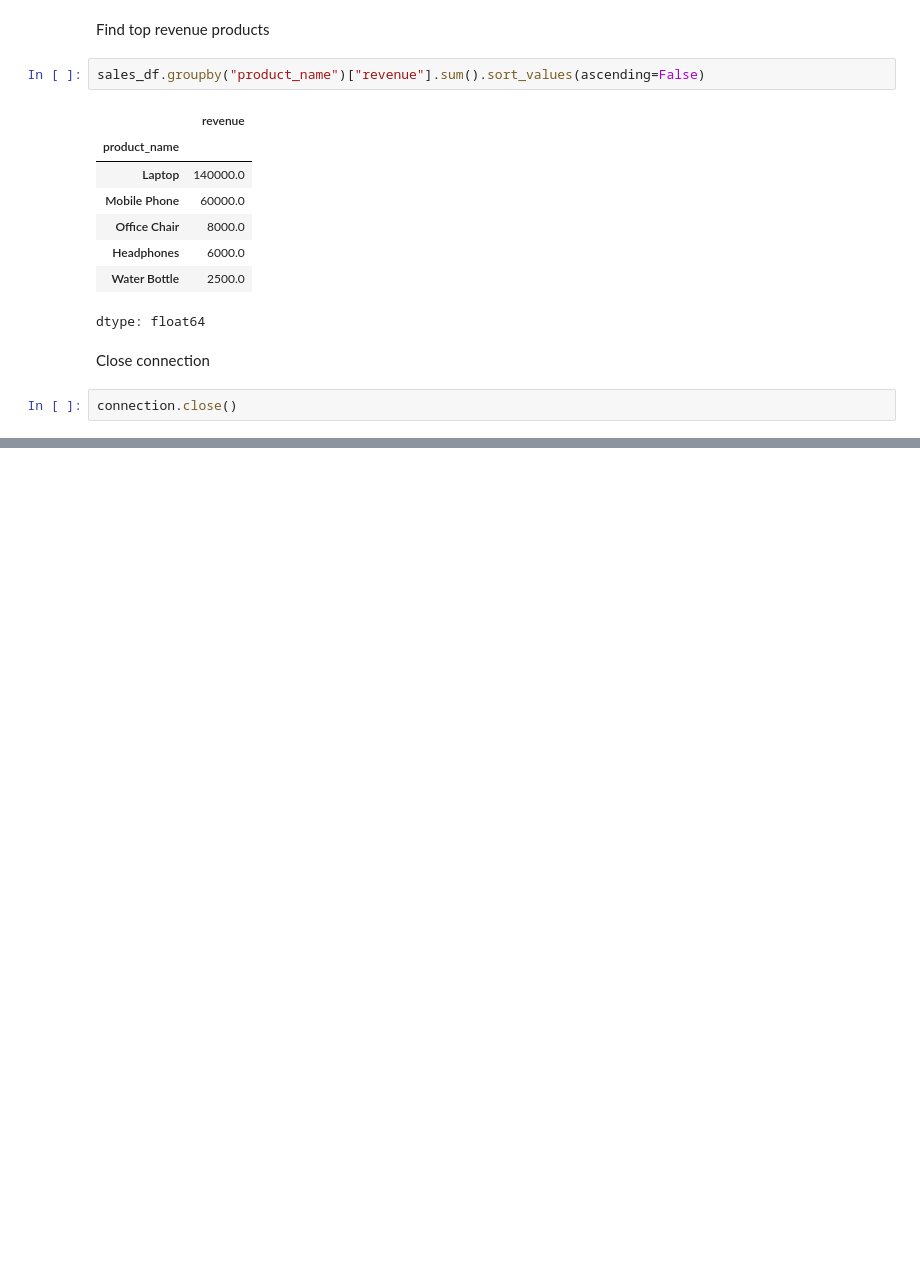
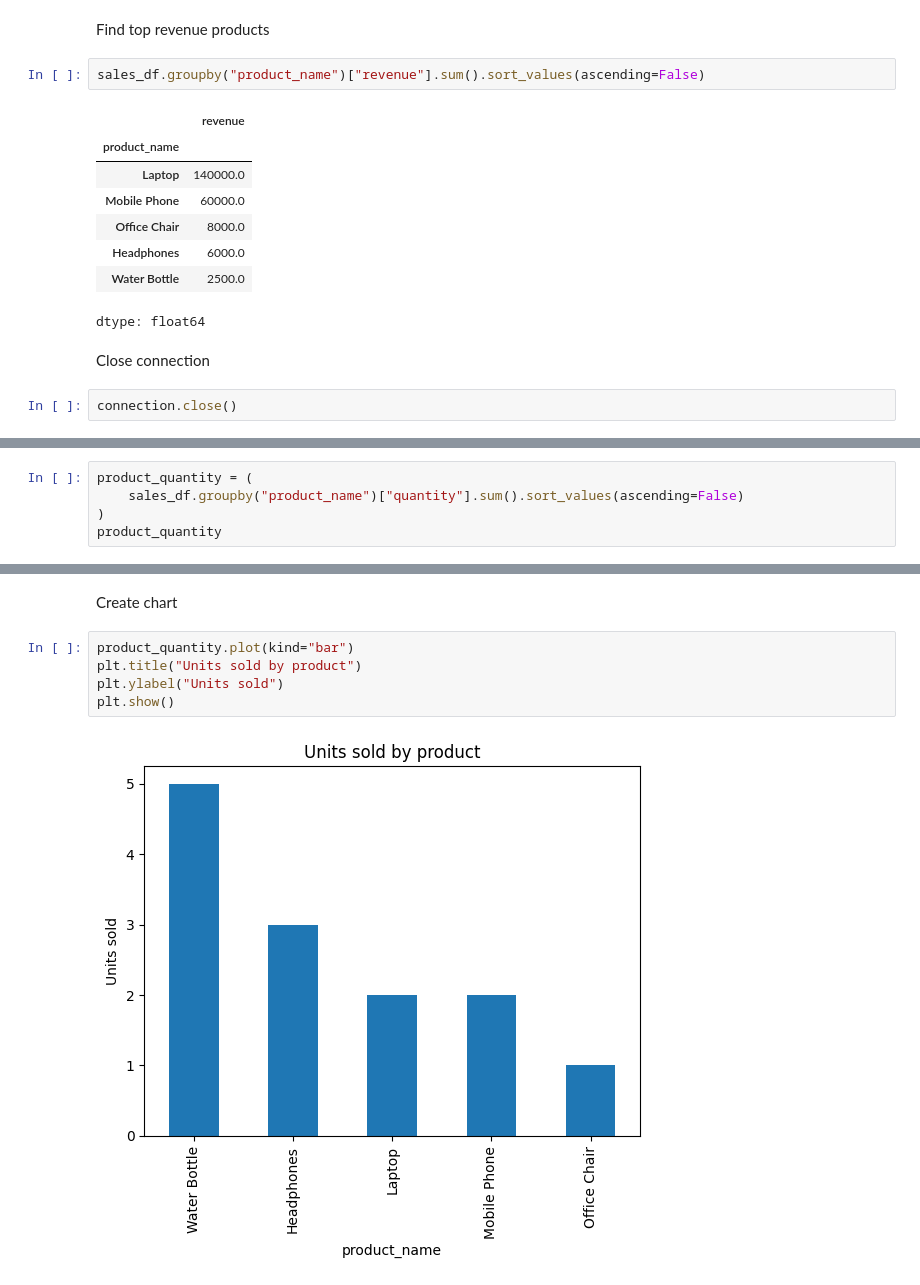
Before and after one commit to iankurbhatt/AI-Data-Analyst-Agent, a Jupyter notebook: database_setup.ipynb, the cells around one changed output, grey strips where cells are left out. Drawn from its saved outputs; the diff is of its cells as text; blank space fills up the shorter version.

```diff
--- a/database_setup.ipynb
+++ b/database_setup.ipynb
@@ -432,0 +511,5 @@ connection.close()
+# %%
+product_quantity = (
+    sales_df.groupby("product_name")["quantity"].sum().sort_values(ascending=False)
+)
+product_quantity
@@ -432,0 +525,9 @@ connection.close()
+# %% [markdown]
+Create chart
+# %%
+product_quantity.plot(kind="bar")
+plt.title("Units sold by product")
+plt.ylabel("Units sold")
+plt.show()
+# %% [output]
+[figure, added]
```
Also changed, not shown: parts of 23 cells of this notebook.
